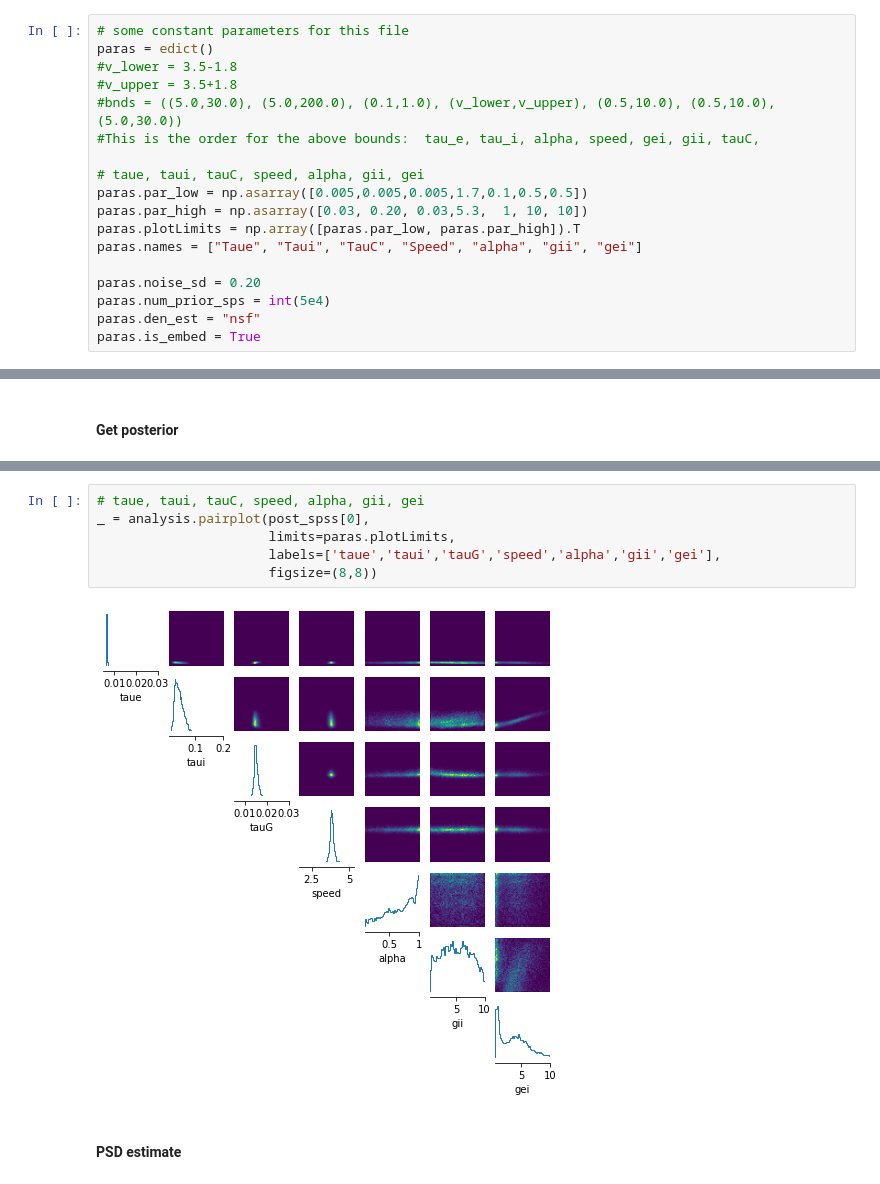
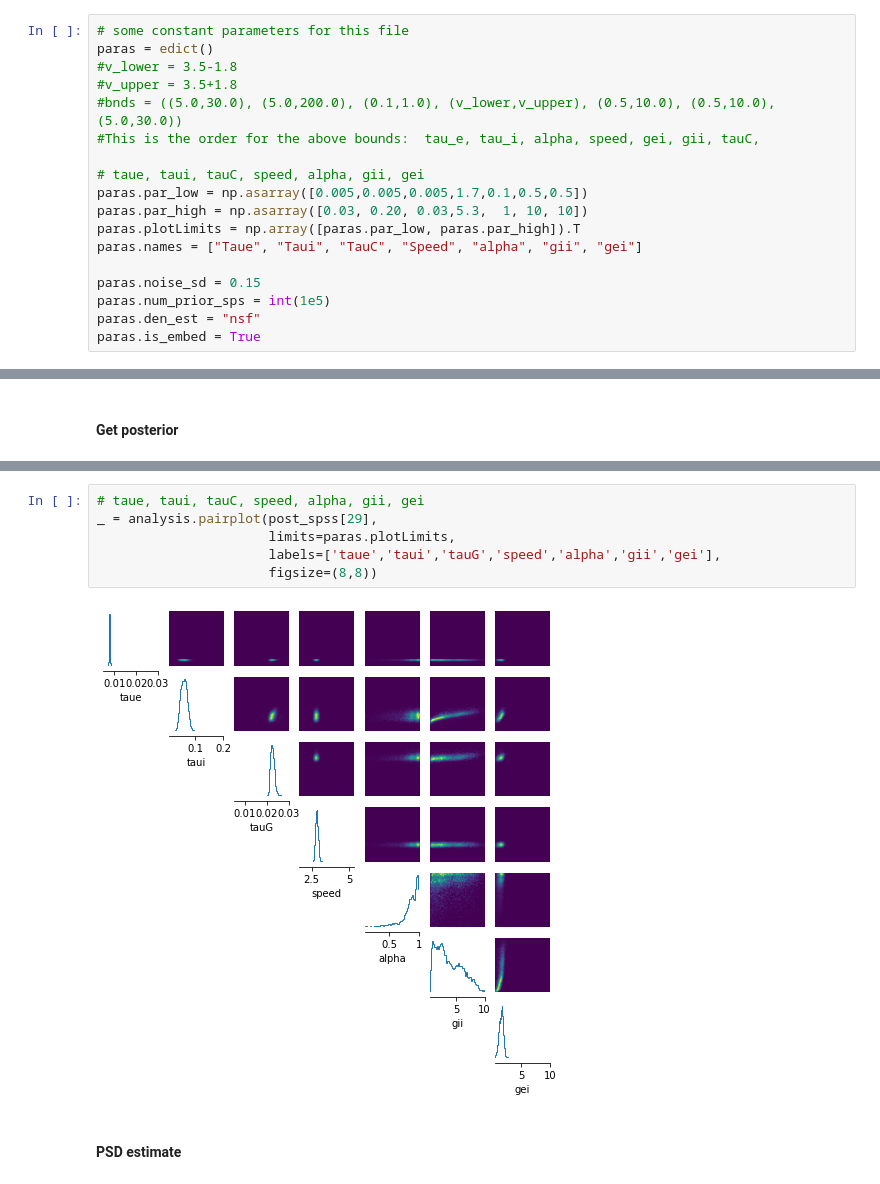
Before and after one commit to JINhuaqing/SBI-SGM, a Jupyter notebook: notebooks/NSF_FOOOF.ipynb, the cells around one changed output, grey strips where cells are left out. Saved outputs shown, nothing was run; the diff lists cells and outputs as text.

```diff
--- a/notebooks/NSF_FOOOF.ipynb
+++ b/notebooks/NSF_FOOOF.ipynb
@@ -131,8 +136,8 @@ paras.par_high = np.asarray([0.03, 0.20, 0.03,5.3,  1, 10, 10])
 paras.plotLimits = np.array([paras.par_low, paras.par_high]).T
 paras.names = ["Taue", "Taui", "TauC", "Speed", "alpha", "gii", "gei"]
 
-paras.noise_sd = 0.20
-paras.num_prior_sps = int(5e4)
+paras.noise_sd = 0.15
+paras.num_prior_sps = int(1e5)
 paras.den_est = "nsf"
 paras.is_embed = True
 # %%
@@ -317,11 +291,11 @@ Save to /data/rajlab1/user_data/jin/MyResearch/SBI-SGM/mypkg/../results/fooofgen
 # %%
 # taue, taui, tauC, speed, alpha, gii, gei
-_ = analysis.pairplot(post_spss[0],
+_ = analysis.pairplot(post_spss[29],
                       limits=paras.plotLimits,
                       labels=['taue','taui','tauG','speed','alpha','gii','gei'],
                       figsize=(8,8))
 # %% [output]
-[figure, old version]
+[figure, new version]
 # %% [markdown]
 #### PSD estimate
 # %%
```
Also changed, not shown: parts of 27 cells of this notebook, 6 other files.
